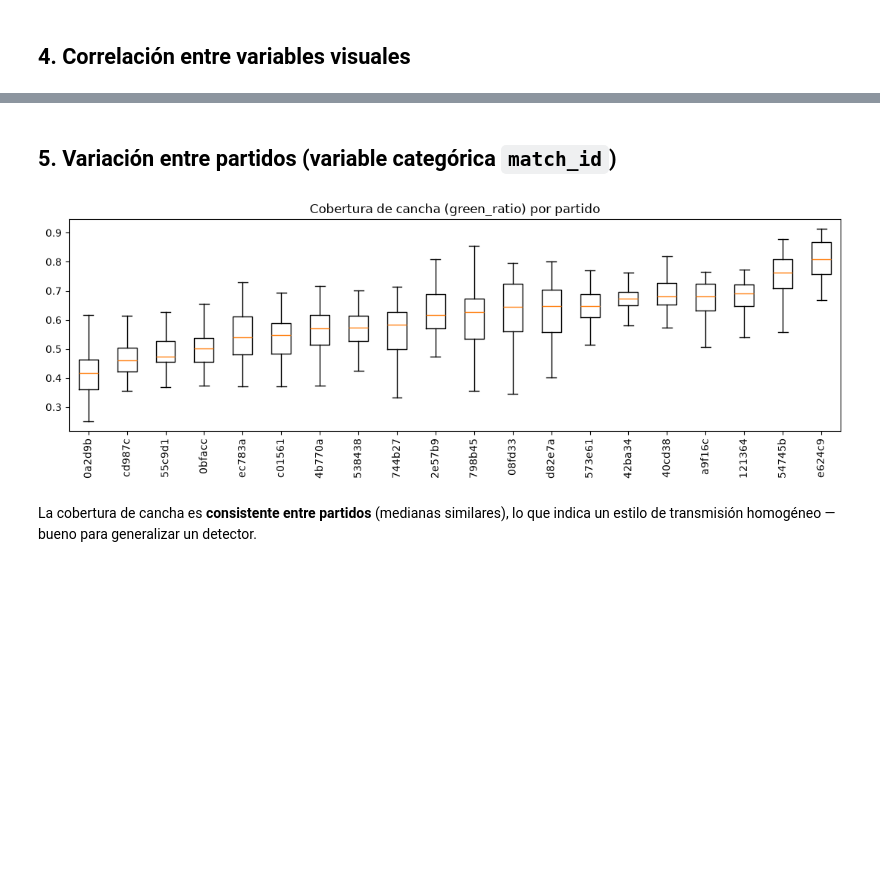
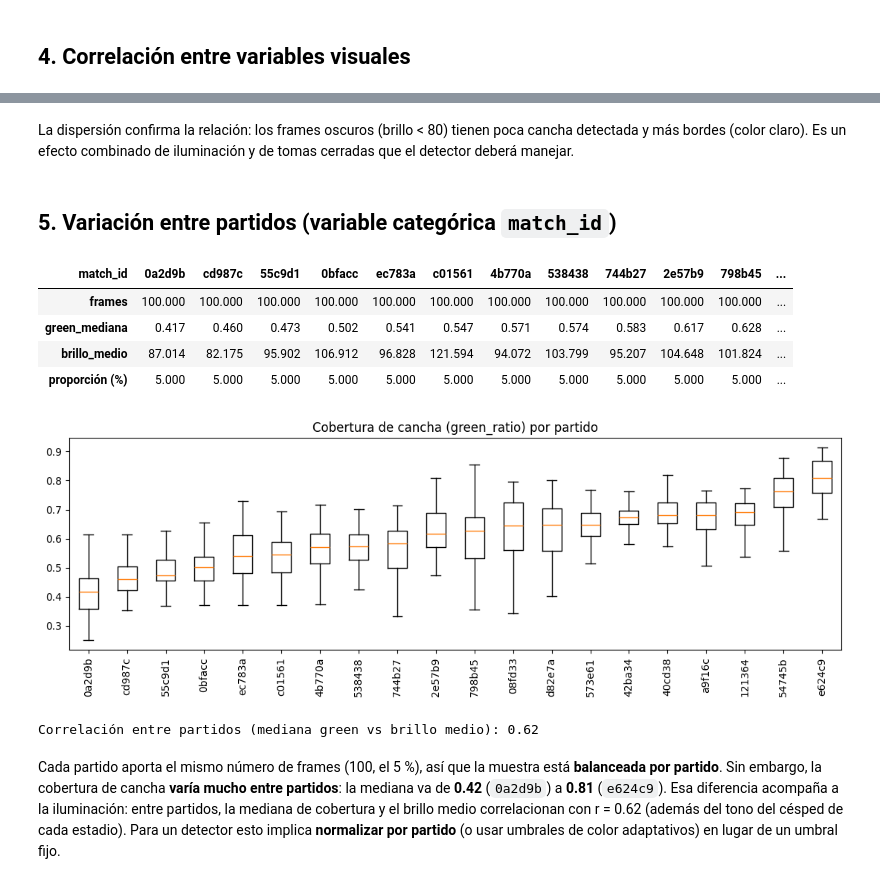
Before and after one commit to nicoCT04/Proyecto2-DataScience, a Jupyter notebook: notebooks/02_eda_visual_frames.ipynb, the cells around one changed output, grey strips where cells are left out. Drawn from its saved outputs; the diff is of its cells as text; code cells hidden in the pictures; blank space fills up the shorter version.

```diff
--- a/notebooks/02_eda_visual_frames.ipynb
+++ b/notebooks/02_eda_visual_frames.ipynb
@@ -53,0 +52,9 @@ df[num].describe().round(3)
+# %%
+print('Frames con motion == 0:', int((df.motion == 0).sum()),
+      '| todos en frame_pos 0:', bool((df[df.motion == 0].frame_pos == 0).all()))
+df.loc[df.motion == 0, 'motion'] = np.nan
+
+num = ['brightness','contrast','saturation','green_ratio','edge_density','motion','player_count']
+resumen = df[num].describe().T
+resumen['asimetría'] = df[num].skew()
+resumen.round(3)
@@ -118,14 +182,37 @@ detectar pases) de las tomas cerradas.
+# %% [markdown]
+La dispersión confirma la relación: los frames oscuros (brillo < 80) tienen poca cancha
+detectada y más bordes (color claro). Es un efecto combinado de iluminación y de tomas
+cerradas que el detector deberá manejar.
 # %% [markdown]
 ## 5. Variación entre partidos (variable categórica `match_id`)
 # %%
-order = df.groupby('match_id').green_ratio.median().sort_values().index
+por_partido = df.groupby('match_id').agg(frames=('file', 'size'),
+                                          green_mediana=('green_ratio', 'median'),
+                                          brillo_medio=('brightness', 'mean')).round(3)
+por_partido['proporción (%)'] = (por_partido.frames / len(df) * 100).round(1)
+display(por_partido.sort_values('green_mediana').T)
+
+order = por_partido.sort_values('green_mediana').index
 fig, ax = plt.subplots(figsize=(11, 4))
 ax.boxplot([df[df.match_id==m].green_ratio for m in order], tick_labels=order, showfliers=False)
 ax.set_title('Cobertura de cancha (green_ratio) por partido')
 ax.tick_params(axis='x', rotation=90)
 fig.tight_layout(); fig.savefig('../outputs/11_greenratio_by_match.png'); plt.show()
+print('Correlación entre partidos (mediana green vs brillo medio):',
+      round(por_partido.green_mediana.corr(por_partido.brillo_medio), 2))
 # %% [output]
+| match_id | 0a2d9b | cd987c | 55c9d1 | 0bfacc | ec783a | c01561 | 4b770a | 538438 | 744b27 | 2e57b9 | 798b45 | ... |
+| frames | 100.000 | 100.000 | 100.000 | 100.000 | 100.000 | 100.000 | 100.000 | 100.000 | 100.000 | 100.000 | 100.000 | ... |
+| green_mediana | 0.417 | 0.460 | 0.473 | 0.502 | 0.541 | 0.547 | 0.571 | 0.574 | 0.583 | 0.617 | 0.628 | ... |
+| brillo_medio | 87.014 | 82.175 | 95.902 | 106.912 | 96.828 | 121.594 | 94.072 | 103.799 | 95.207 | 104.648 | 101.824 | ... |
+| proporción (%) | 5.000 | 5.000 | 5.000 | 5.000 | 5.000 | 5.000 | 5.000 | 5.000 | 5.000 | 5.000 | 5.000 | ... |
-[figure, old version]
+[figure, new version]
+Correlación entre partidos (mediana green vs brillo medio): 0.62
-# %% [markdown]
-La cobertura de cancha es **consistente entre partidos** (medianas similares), lo que
-indica un estilo de transmisión homogéneo — bueno para generalizar un detector.
+# %% [markdown]
+Cada partido aporta el mismo número de frames (100, el 5 %), así que la muestra está
+**balanceada por partido**. Sin embargo, la cobertura de cancha **varía mucho entre
+partidos**: la mediana va de **0.42** (`0a2d9b`) a **0.81** (`e624c9`). Esa diferencia
+acompaña a la iluminación: entre partidos, la mediana de cobertura y el brillo medio
+correlacionan con r = 0.62 (además del tono del césped de cada estadio). Para un
+detector esto implica **normalizar por partido** (o usar umbrales de color adaptativos)
+en lugar de un umbral fijo.
```
Also changed, not shown: parts of 19 cells of this notebook, 5 other files.
